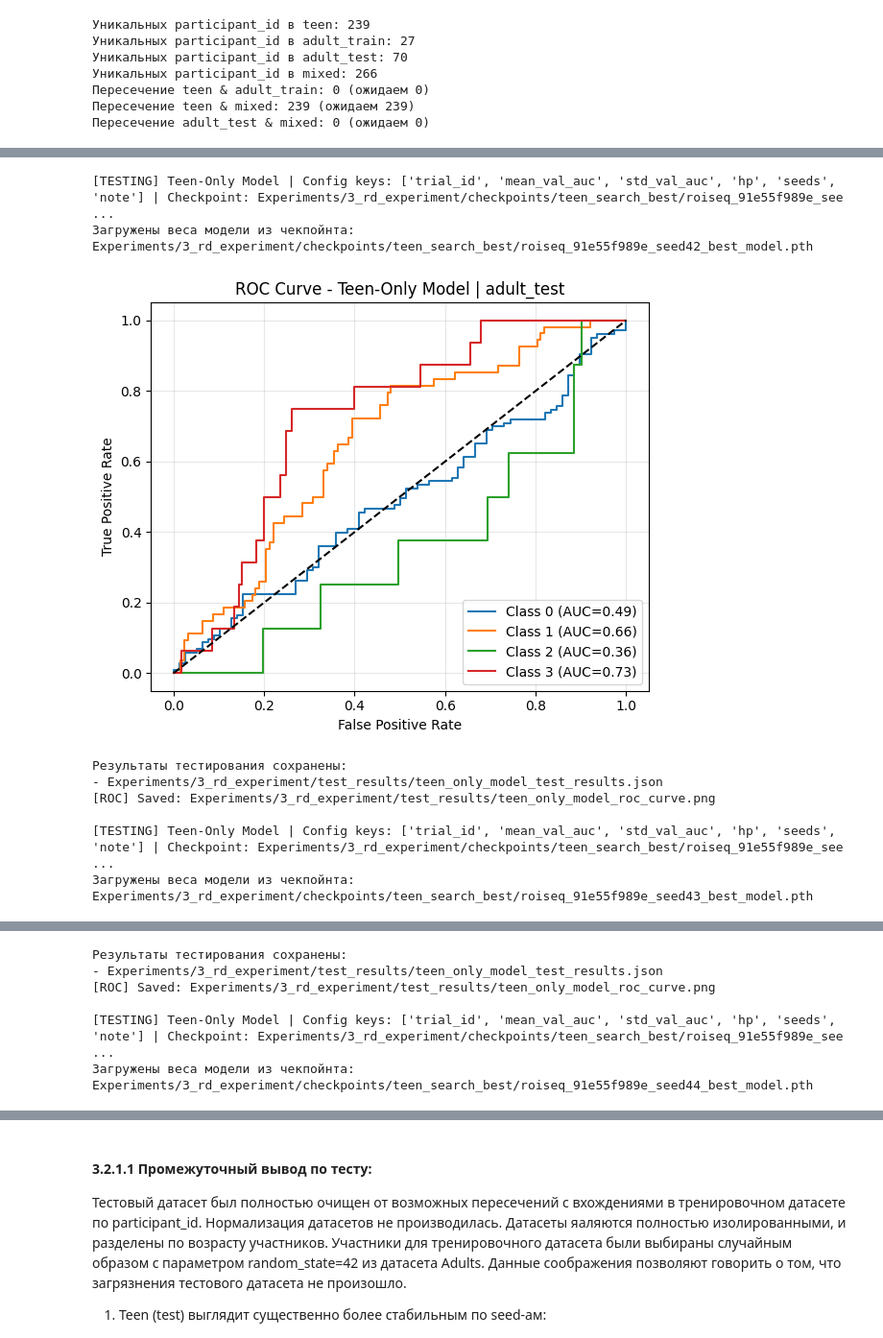
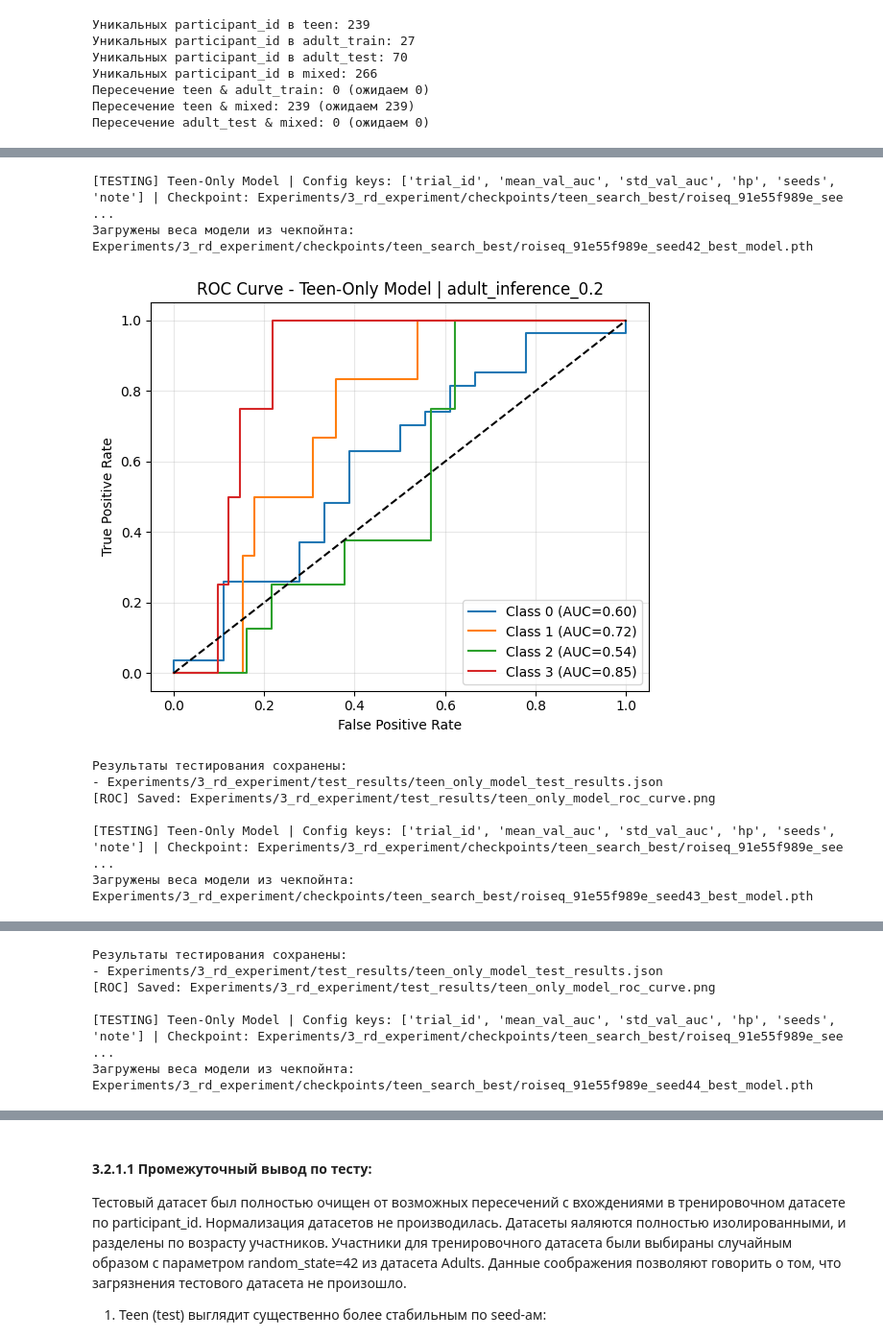
Before and after one commit to Amissum/ADHD_connectome_biomarkers_transfer_research, a Jupyter notebook: ADHD200/Pipelines/AthenaPipeline/Iter_3_ADHD200_train_v3.ipynb, the cells around one changed output, grey strips where cells are left out. Shown at 96% size. Saved outputs shown, nothing was run; the diff lists cells and outputs as text; code cells hidden in the pictures.

```diff
--- a/ADHD200/Pipelines/AthenaPipeline/Iter_3_ADHD200_train_v3.ipynb
+++ b/ADHD200/Pipelines/AthenaPipeline/Iter_3_ADHD200_train_v3.ipynb
@@ -5447,9 +5438,9 @@ experiment_3_data_loader_for_search_mixed_sampler = \
                          add_eps_noise_if_all_zero=ADD_EPS_NOISE_IF_ALL_ZERO,
                          cov_pipeline=None)
 
-print(f"\nСоздаём даталоадер для когорты adult (80% для инференса), mode - {DataMode.SEQ_NPY} со стратегией балансировки {BalanceStrategy.SAMPLER} без ковариат")
-experiment_3_data_loader_for_search_adult_sampler_inference = \
-    ExperimentDataLoader(data_df_adult_test, fold_idx=0,
+print(f"\nСоздаём даталоадер для отложенного набора Adult(0.2) inference, mode - {DataMode.SEQ_NPY} со стратегией балансировки {BalanceStrategy.SAMPLER} без ковариат")
+experiment_3_data_loader_for_search_adult_0_2_sampler_inference = \
+    ExperimentDataLoader(data_df_adult_inference, fold_idx=0,
                          mode=DataMode.SEQ_NPY,
                          enable_autobalance=True,
                          balance_strategy=BalanceStrategy.SAMPLER,
@@ -5459,6 +5450,19 @@ experiment_3_data_loader_for_search_adult_sampler_inference = \
                          impute_strategy=IMPUTE_STRATEGY,
                          add_eps_noise_if_all_zero=ADD_EPS_NOISE_IF_ALL_ZERO,
                          cov_pipeline=None)
+
+print(f"\nСоздаём даталоадер для смешанной когорты children + teen + adult_rest, mode - {DataMode.SEQ_NPY} со стратегией балансировки {BalanceStrategy.SAMPLER} без ковариат")
+experiment_3_data_loader_for_search_mixed_children_teen_adult_0_8_sampler = \
+    ExperimentDataLoader(data_df_mixed_children_teen_adult_0_8, fold_idx=0,
+                         mode=DataMode.SEQ_NPY,
+                         enable_autobalance=True,
+                         balance_strategy=BalanceStrategy.SAMPLER,
+                         class_weight_mode=CLASS_WEIGHT_MODE,
+                         max_class_weight_ratio=MAX_CLASS_WEIGHT_RATIO,
+                         batch_size=BATCH_SIZE,
+                         impute_strategy=IMPUTE_STRATEGY,
+                         add_eps_noise_if_all_zero=ADD_EPS_NOISE_IF_ALL_ZERO,
+                         cov_pipeline=None)
 # %% [output]
 Создаём даталоадер для когорты teen, mode - DataMode.SEQ_NPY со стратегией балансировки BalanceStrategy.SAMPLER без ковариат
 Пример батча: xb: torch.Size([16, 200, 353]) mb: torch.Size([16, 200]) cb: torch.Size([16, 0]) yb: torch.Size([16]) pid: 16
@@ -6271,32 +6598,32 @@ def test_best_model_all_seeds(best_config, best_checkpoint_dir, model_name, test
 # %%
 # ============================================================
-# 3.1.6.1 Тестируем модель, обученную только на Teen
+# 3.1.8 Тестируем модель, обученную только на Teen
 # ============================================================
-model_name_teen = "Teen-Only Model"
-best_cfg_teen_path = os.path.join(BEST_DIR_TEEN_3, "best_config.json")
+model_name_teen_fixed_data = "Teen-Only Model"
+best_cfg_teen_fixed_data_path = os.path.join(BEST_DIR_TEEN_FIXED_DATA_3, "best_config.json")
 
-with open(best_cfg_teen_path, "r", encoding="utf-8") as f:
-    best_cfg_teen = json.load(f)
+with open(best_cfg_teen_fixed_data_path, "r", encoding="utf-8") as f:
+    best_cfg_teen_fixed_data = json.load(f)
 
-trial_id_teen = best_cfg_teen.get("trial_id")
-if not trial_id_teen:
+trial_id_teen_fixed_data = best_cfg_teen_fixed_data.get("trial_id")
+if not trial_id_teen_fixed_data:
     raise KeyError("best_config.json for teen model has no 'trial_id'")
 
 # Протестируем лучшую модель Teen по 3-м seed (42, 43 , 44)
 result_teen_only_test = test_best_model_all_seeds(
-    best_config=best_cfg_teen,
-    best_checkpoint_dir=BEST_DIR_TEEN_3,
-    model_name=model_name_teen,
-    test_loader=experiment_3_data_loader_for_search_adult_sampler_inference.inference_loader,
+    best_config=best_cfg_teen_fixed_data,
+    best_checkpoint_dir=BEST_DIR_TEEN_FIXED_DATA_3,
+    model_name=model_name_teen_fixed_data,
+    test_loader=experiment_3_data_loader_for_search_adult_0_2_sampler_inference.inference_loader,
     device=DEVICE,
     n_classes=N_CLASSES,
     cov_dim=COV_DIM,
     results_dir=TEST_RESULTS_DIR_3,
 )
 # %% [output]
 [TESTING] Teen-Only Model | Config keys: ['trial_id', 'mean_val_auc', 'std_val_auc', 'hp', 'seeds', 'note'] | Checkpoint: Experiments/3_rd_experiment/checkpoints/teen_search_best/roiseq_91e55f989e_see ...
 Загружены веса модели из чекпойнта: Experiments/3_rd_experiment/checkpoints/teen_search_best/roiseq_91e55f989e_seed42_best_model.pth
-[figure, old version]
+[figure, new version]
 Результаты тестирования сохранены:
 - Experiments/3_rd_experiment/test_results/teen_only_model_test_results.json
 [ROC] Saved: Experiments/3_rd_experiment/test_results/teen_only_model_roc_curve.png
```
Also changed, not shown: parts of 19 cells of this notebook.
